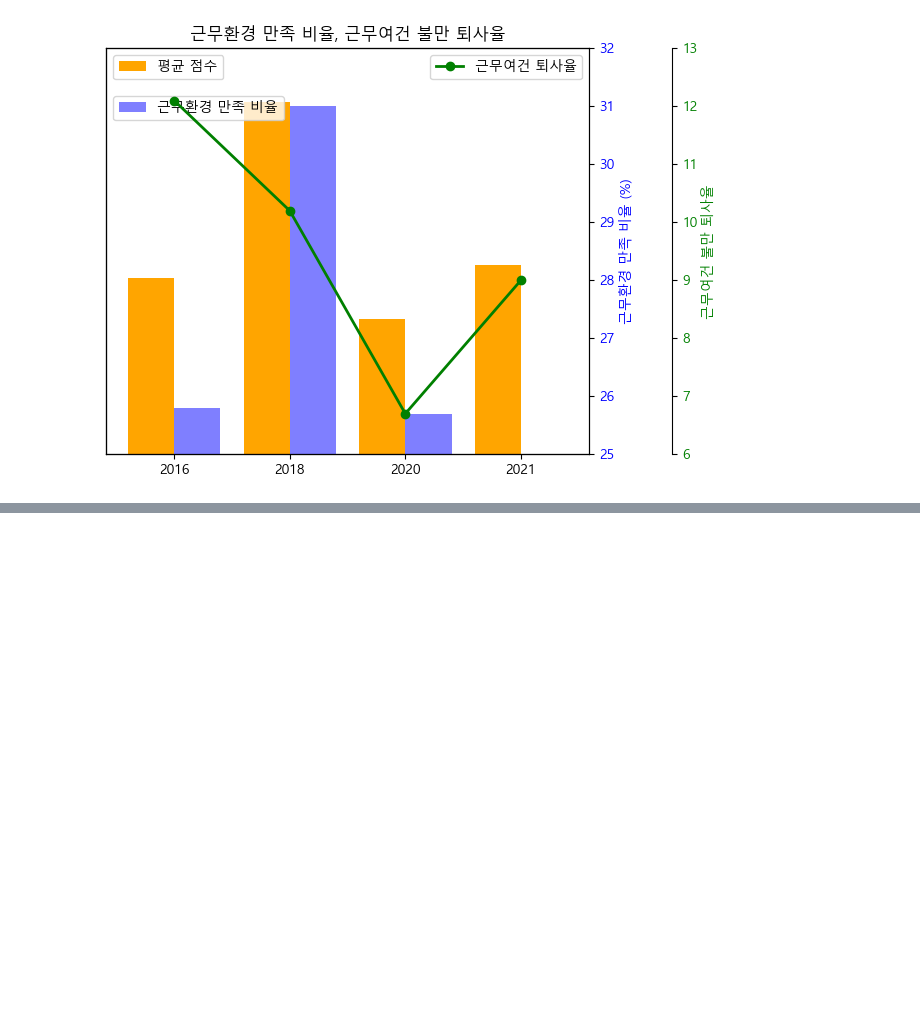
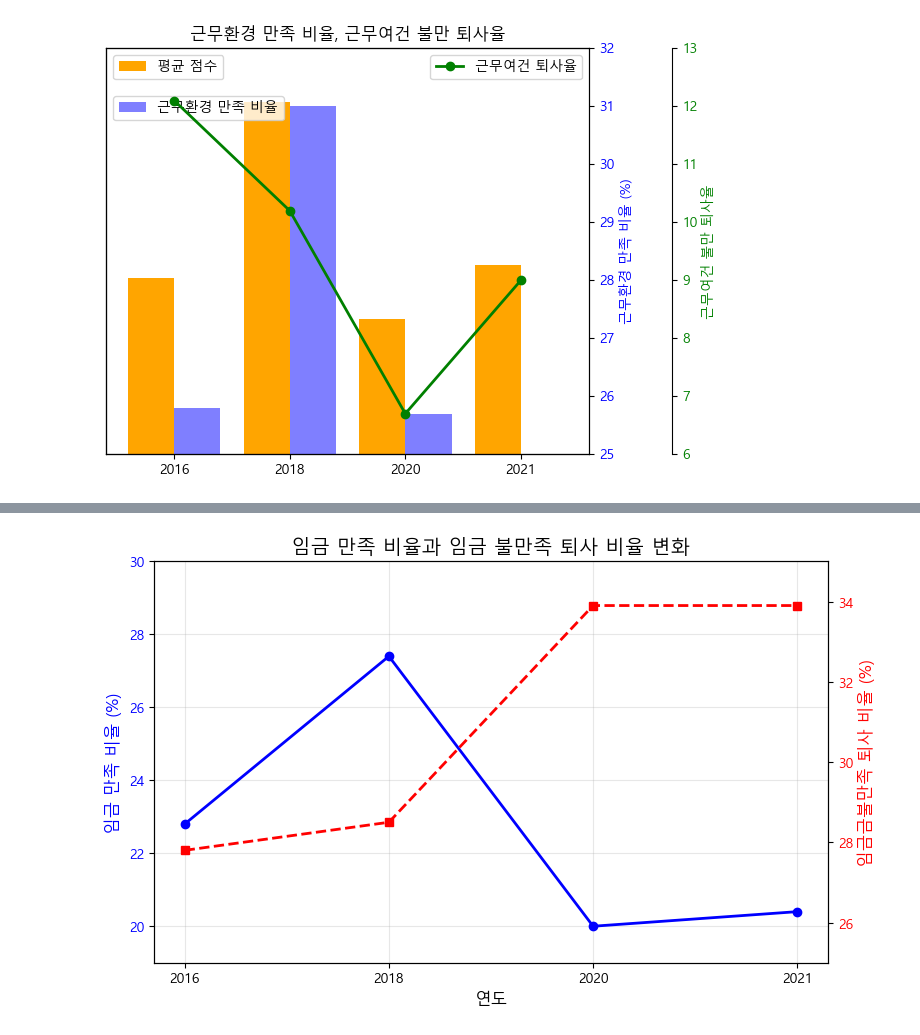
Before and after one commit to koi154/1LEE3KIM, a Jupyter notebook: 1이3김.ipynb, the cells around one changed output, grey strips where cells are left out. Saved outputs shown, nothing was run; the diff lists cells and outputs as text; code cells hidden in the pictures; blank space fills up the shorter version.

```diff
--- a/1이3김.ipynb
+++ b/1이3김.ipynb
@@ -548,0 +596,43 @@ plt.show()
+# %%
+
+import matplotlib.pyplot as plt
+from matplotlib import rc
+
+# 한글 폰트 설정 (Windows: 'Malgun Gothic', macOS: 'AppleGothic', Linux: 적절한 폰트 설정)
+rc('font', family='Malgun Gothic')  # 또는 'AppleGothic', 'NanumGothic' 등
+
+# 마이너스 부호 정상 표시 설정
+plt.rcParams['axes.unicode_minus'] = False
+
+# 데이터 정의
+years = ['2016', '2018', '2020', '2021']
+satisfaction_scores = [22.8, 27.4, 20, 20.4]  # 직무 만족 비율
+additional_scores = [27.8, 28.5, 33.9, 33.9]  # 직무불만족으로 퇴사한 비율
+
+# 그래프 생성
+fig, ax1 = plt.subplots(figsize=(8, 5))
+
+# 첫 번째 y축에 대한 선형 그래프 (직무 만족 비율)
+ax1.plot(years, satisfaction_scores, marker='o', linestyle='-', color='blue', linewidth=2, label='임금 만족 비율')
+ax1.set_xlabel('연도', fontsize=12)
+ax1.set_ylabel('임금 만족 비율 (%)', fontsize=12, color='blue')
+ax1.tick_params(axis='y', labelcolor='blue')
+ax1.set_ylim(19, 30)  # 직무 만족 비율의 y축 리미트 설정
+ax1.grid(alpha=0.3)
+
+# 두 번째 y축 생성 (직무 불만족 퇴사 비율)
+ax2 = ax1.twinx()  # 두 번째 y축을 추가
+ax2.plot(years, additional_scores, marker='s', linestyle='--', color='red', linewidth=2, label='임금불만족 퇴사 비율')
+ax2.set_ylabel('임금금불만족 퇴사 비율 (%)', fontsize=12, color='red')
+ax2.tick_params(axis='y', labelcolor='red')
+ax2.set_ylim(25, 35)  # 직무불만족 퇴사 비율의 y축 리미트 설정
+
+# 그래프 제목과 레전드
+plt.title('임금 만족 비율과 임금 불만족 퇴사 비율 변화', fontsize=14)
+
+fig.tight_layout()  # 레이아웃 자동 조정
+
+# 그래프 출력
+plt.show()
+# %% [output]
+[figure, added]
```
Also changed, not shown: parts of 9 cells of this notebook.
